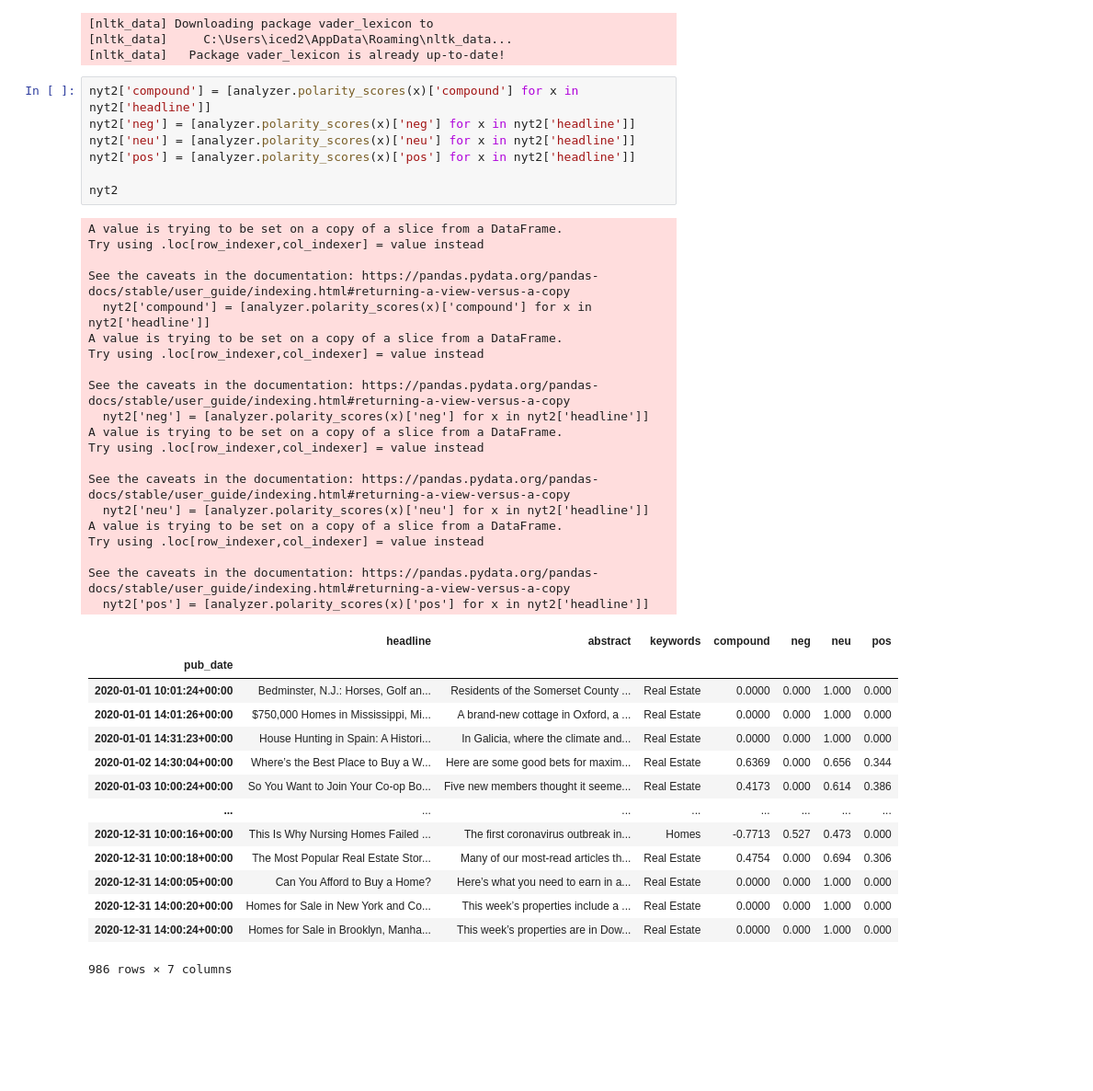
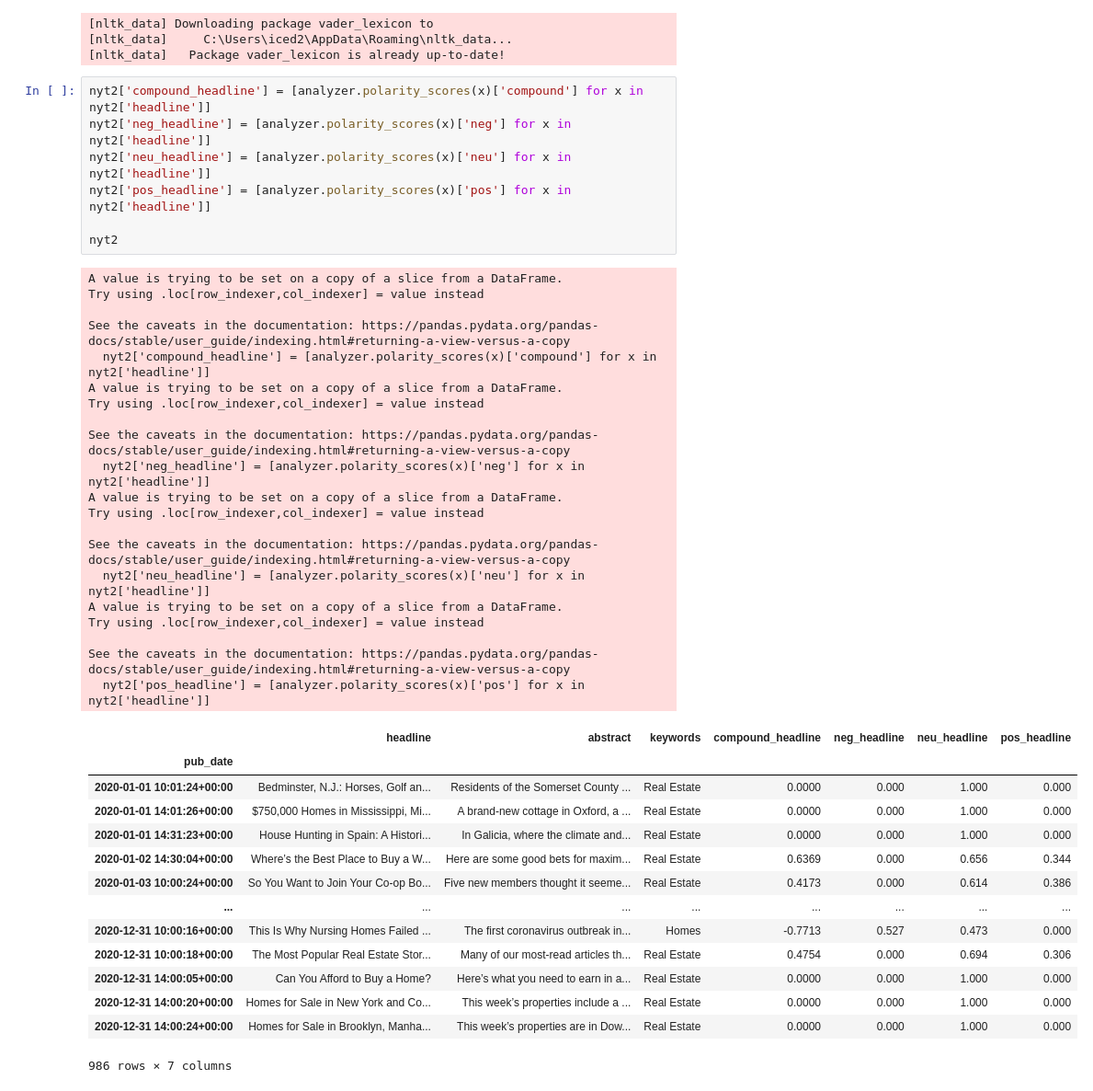
Before and after one commit to DunfrundB/real_estate_ml, a Jupyter notebook: RE_sentiment_analysis.ipynb, the cells around one changed output. Shown at 92% size. Cells and saved outputs as stored; diff of their text form; blank space fills up the shorter version.

```diff
--- a/RE_sentiment_analysis.ipynb
+++ b/RE_sentiment_analysis.ipynb
@@ -72,34 +73,34 @@ analyzer = SentimentIntensityAnalyzer()
 [nltk_data]     C:\Users\iced2\AppData\Roaming\nltk_data...
 [nltk_data]   Package vader_lexicon is already up-to-date!
 # %%
-nyt2['compound'] = [analyzer.polarity_scores(x)['compound'] for x in nyt2['headline']]
-nyt2['neg'] = [analyzer.polarity_scores(x)['neg'] for x in nyt2['headline']]
-nyt2['neu'] = [analyzer.polarity_scores(x)['neu'] for x in nyt2['headline']]
-nyt2['pos'] = [analyzer.polarity_scores(x)['pos'] for x in nyt2['headline']]
+nyt2['compound_headline'] = [analyzer.polarity_scores(x)['compound'] for x in nyt2['headline']]
+nyt2['neg_headline'] = [analyzer.polarity_scores(x)['neg'] for x in nyt2['headline']]
+nyt2['neu_headline'] = [analyzer.polarity_scores(x)['neu'] for x in nyt2['headline']]
+nyt2['pos_headline'] = [analyzer.polarity_scores(x)['pos'] for x in nyt2['headline']]
 
 nyt2
 # %% [output]
 A value is trying to be set on a copy of a slice from a DataFrame.
 Try using .loc[row_indexer,col_indexer] = value instead
 
 See the caveats in the documentation: https://pandas.pydata.org/pandas-docs/stable/user_guide/indexing.html#returning-a-view-versus-a-copy
-  nyt2['compound'] = [analyzer.polarity_scores(x)['compound'] for x in nyt2['headline']]
+  nyt2['compound_headline'] = [analyzer.polarity_scores(x)['compound'] for x in nyt2['headline']]
 A value is trying to be set on a copy of a slice from a DataFrame.
 Try using .loc[row_indexer,col_indexer] = value instead
 
 See the caveats in the documentation: https://pandas.pydata.org/pandas-docs/stable/user_guide/indexing.html#returning-a-view-versus-a-copy
-  nyt2['neg'] = [analyzer.polarity_scores(x)['neg'] for x in nyt2['headline']]
+  nyt2['neg_headline'] = [analyzer.polarity_scores(x)['neg'] for x in nyt2['headline']]
 A value is trying to be set on a copy of a slice from a DataFrame.
 Try using .loc[row_indexer,col_indexer] = value instead
 
 See the caveats in the documentation: https://pandas.pydata.org/pandas-docs/stable/user_guide/indexing.html#returning-a-view-versus-a-copy
-  nyt2['neu'] = [analyzer.polarity_scores(x)['neu'] for x in nyt2['headline']]
+  nyt2['neu_headline'] = [analyzer.polarity_scores(x)['neu'] for x in nyt2['headline']]
 A value is trying to be set on a copy of a slice from a DataFrame.
 Try using .loc[row_indexer,col_indexer] = value instead
 
 See the caveats in the documentation: https://pandas.pydata.org/pandas-docs/stable/user_guide/indexing.html#returning-a-view-versus-a-copy
-  nyt2['pos'] = [analyzer.polarity_scores(x)['pos'] for x in nyt2['headline']]
+  nyt2['pos_headline'] = [analyzer.polarity_scores(x)['pos'] for x in nyt2['headline']]
-|  | headline | abstract | keywords | compound | neg | neu | pos |
+|  | headline | abstract | keywords | compound_headline | neg_headline | neu_headline | pos_headline |
 | pub_date |  |  |  |  |  |  |  |
 | 2020-01-01 10:01:24+00:00 | Bedminster, N.J.: Horses, Golf an... | Residents of the Somerset County ... | Real Estate | 0.0000 | 0.000 | 1.000 | 0.000 |
 | 2020-01-01 14:01:26+00:00 | $750,000 Homes in Mississippi, Mi... | A brand-new cottage in Oxford, a ... | Real Estate | 0.0000 | 0.000 | 1.000 | 0.000 |
```
Also changed, not shown: parts of 5 cells of this notebook.
